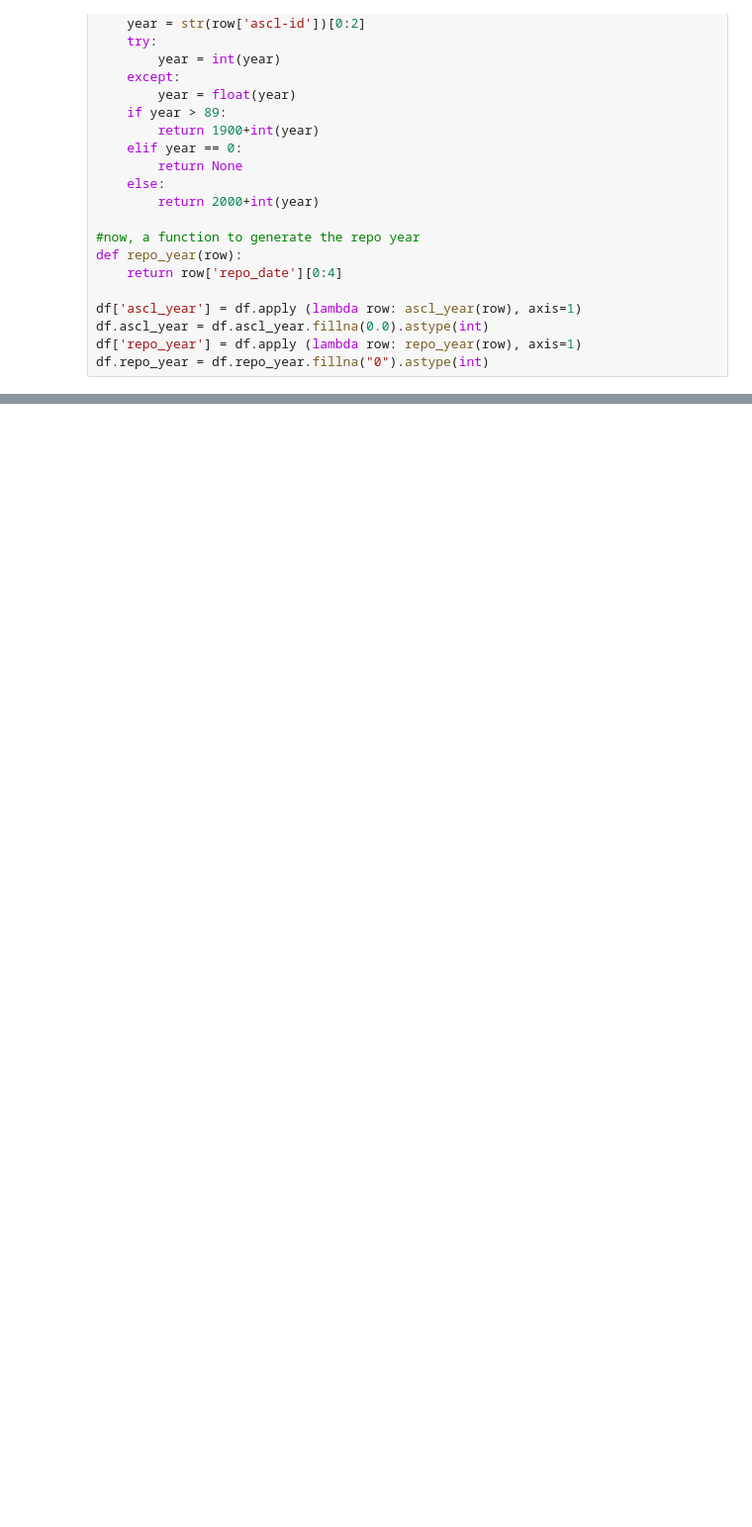
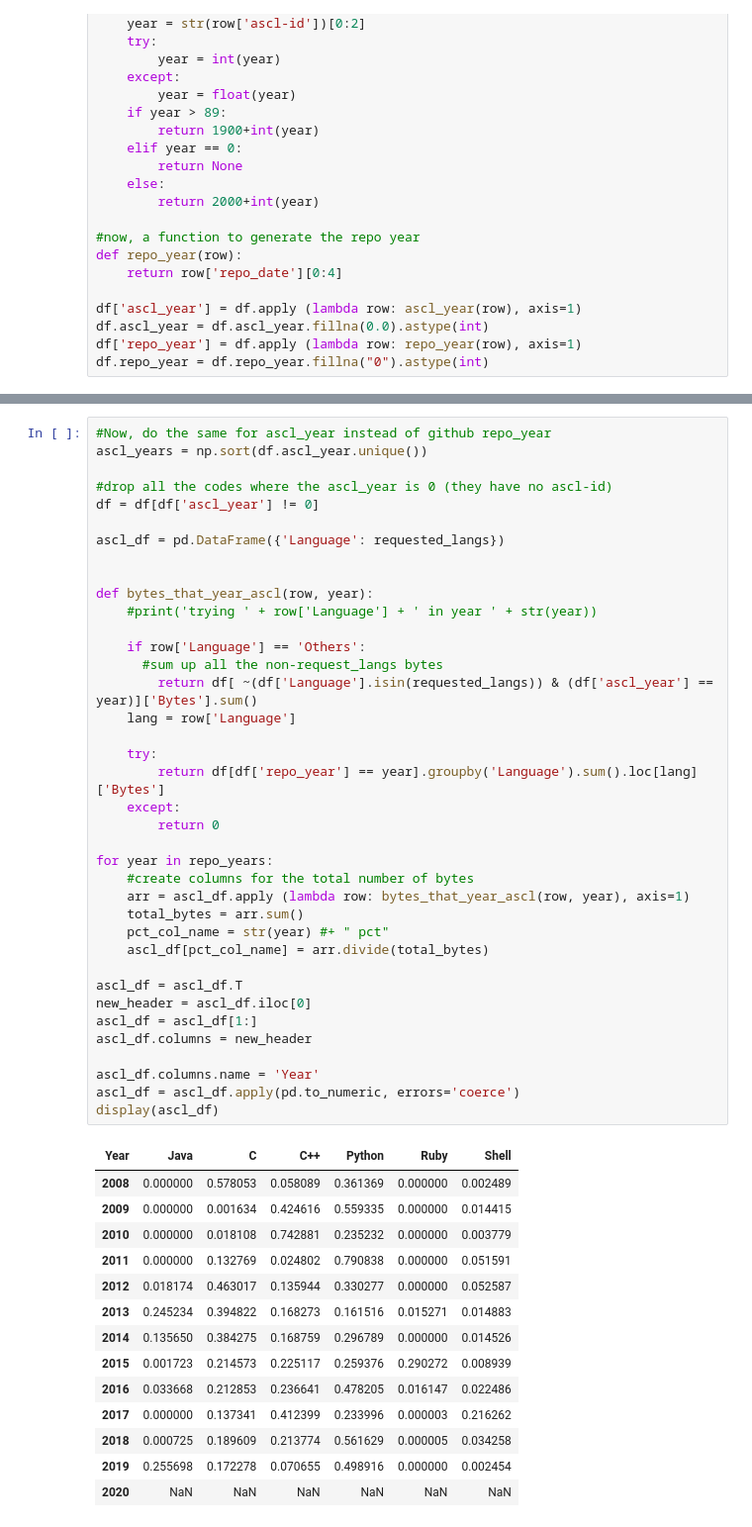
Before and after one commit to teuben/ascl-tools, a Jupyter notebook: Language-Date visualizations.ipynb, the cells around one changed output, grey strips where cells are left out. Shown at 99% size. Cells and saved outputs as stored; diff of their text form; blank space fills up the shorter version.

```diff
--- a/Language-Date visualizations.ipynb
+++ b/Language-Date visualizations.ipynb
@@ -206,0 +190,53 @@ trying Others in year 2020
+# %%
+#Now, do the same for ascl_year instead of github repo_year
+ascl_years = np.sort(df.ascl_year.unique())
+
+#drop all the codes where the ascl_year is 0 (they have no ascl-id)
+df = df[df['ascl_year'] != 0]
+
+ascl_df = pd.DataFrame({'Language': requested_langs})
+
+
+def bytes_that_year_ascl(row, year):
+    #print('trying ' + row['Language'] + ' in year ' + str(year))
+
+    if row['Language'] == 'Others':
+      #sum up all the non-request_langs bytes
+        return df[ ~(df['Language'].isin(requested_langs)) & (df['ascl_year'] == year)]['Bytes'].sum()
+    lang = row['Language']
+
+    try:
+        return df[df['repo_year'] == year].groupby('Language').sum().loc[lang]['Bytes']
+    except:
+        return 0
+
+for year in repo_years:
+    #create columns for the total number of bytes
+    arr = ascl_df.apply (lambda row: bytes_that_year_ascl(row, year), axis=1)
+    total_bytes = arr.sum()
+    pct_col_name = str(year) #+ " pct"
+    ascl_df[pct_col_name] = arr.divide(total_bytes)
+
+ascl_df = ascl_df.T
+new_header = ascl_df.iloc[0]
+ascl_df = ascl_df[1:]
+ascl_df.columns = new_header
+
+ascl_df.columns.name = 'Year'
+ascl_df = ascl_df.apply(pd.to_numeric, errors='coerce')
+display(ascl_df)
+# %% [output]
+| Year | Java | C | C++ | Python | Ruby | Shell |
+| 2008 | 0.000000 | 0.578053 | 0.058089 | 0.361369 | 0.000000 | 0.002489 |
+| 2009 | 0.000000 | 0.001634 | 0.424616 | 0.559335 | 0.000000 | 0.014415 |
+| 2010 | 0.000000 | 0.018108 | 0.742881 | 0.235232 | 0.000000 | 0.003779 |
+| 2011 | 0.000000 | 0.132769 | 0.024802 | 0.790838 | 0.000000 | 0.051591 |
+| 2012 | 0.018174 | 0.463017 | 0.135944 | 0.330277 | 0.000000 | 0.052587 |
+| 2013 | 0.245234 | 0.394822 | 0.168273 | 0.161516 | 0.015271 | 0.014883 |
+| 2014 | 0.135650 | 0.384275 | 0.168759 | 0.296789 | 0.000000 | 0.014526 |
+| 2015 | 0.001723 | 0.214573 | 0.225117 | 0.259376 | 0.290272 | 0.008939 |
+| 2016 | 0.033668 | 0.212853 | 0.236641 | 0.478205 | 0.016147 | 0.022486 |
+| 2017 | 0.000000 | 0.137341 | 0.412399 | 0.233996 | 0.000003 | 0.216262 |
+| 2018 | 0.000725 | 0.189609 | 0.213774 | 0.561629 | 0.000005 | 0.034258 |
+| 2019 | 0.255698 | 0.172278 | 0.070655 | 0.498916 | 0.000000 | 0.002454 |
+| 2020 | NaN | NaN | NaN | NaN | NaN | NaN |
```
Also changed, not shown: parts of 3 cells of this notebook.
